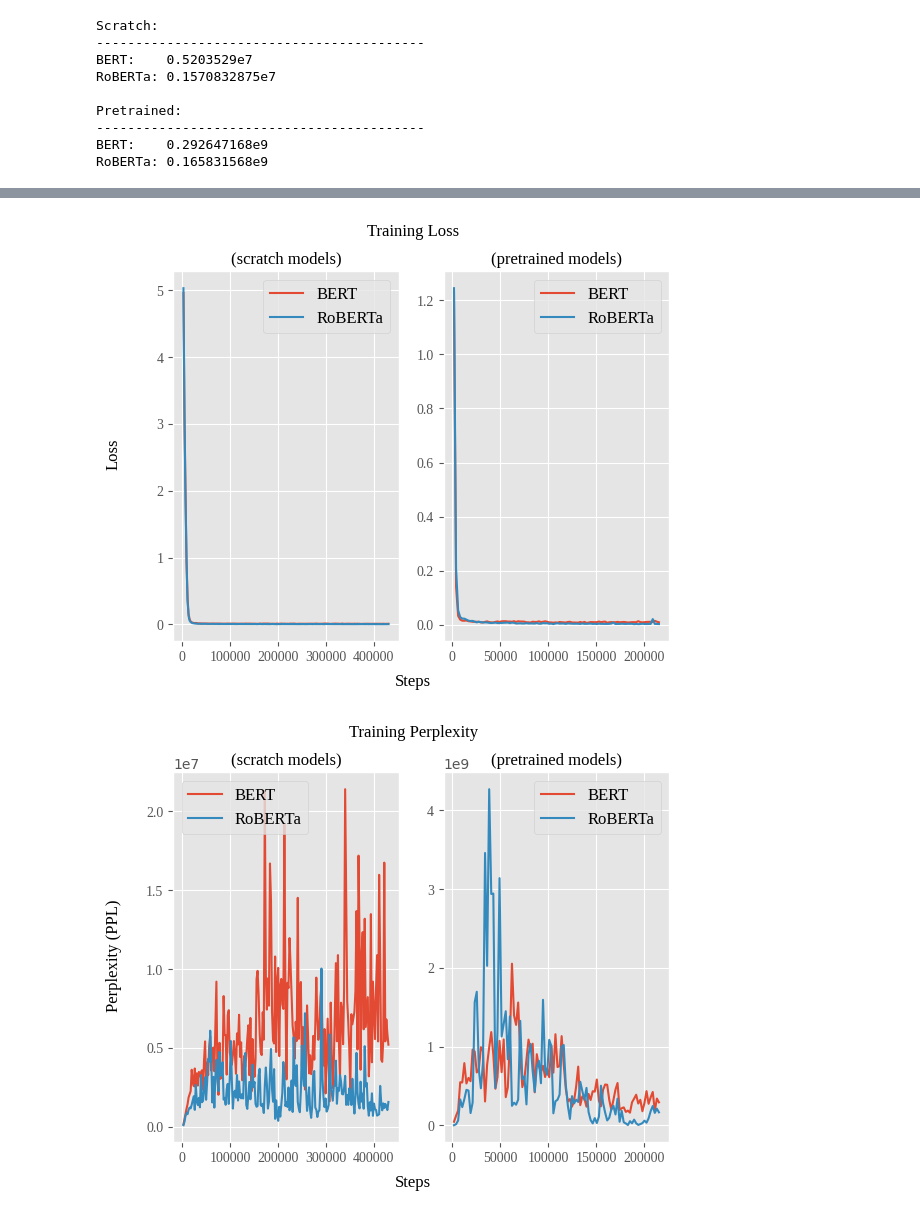
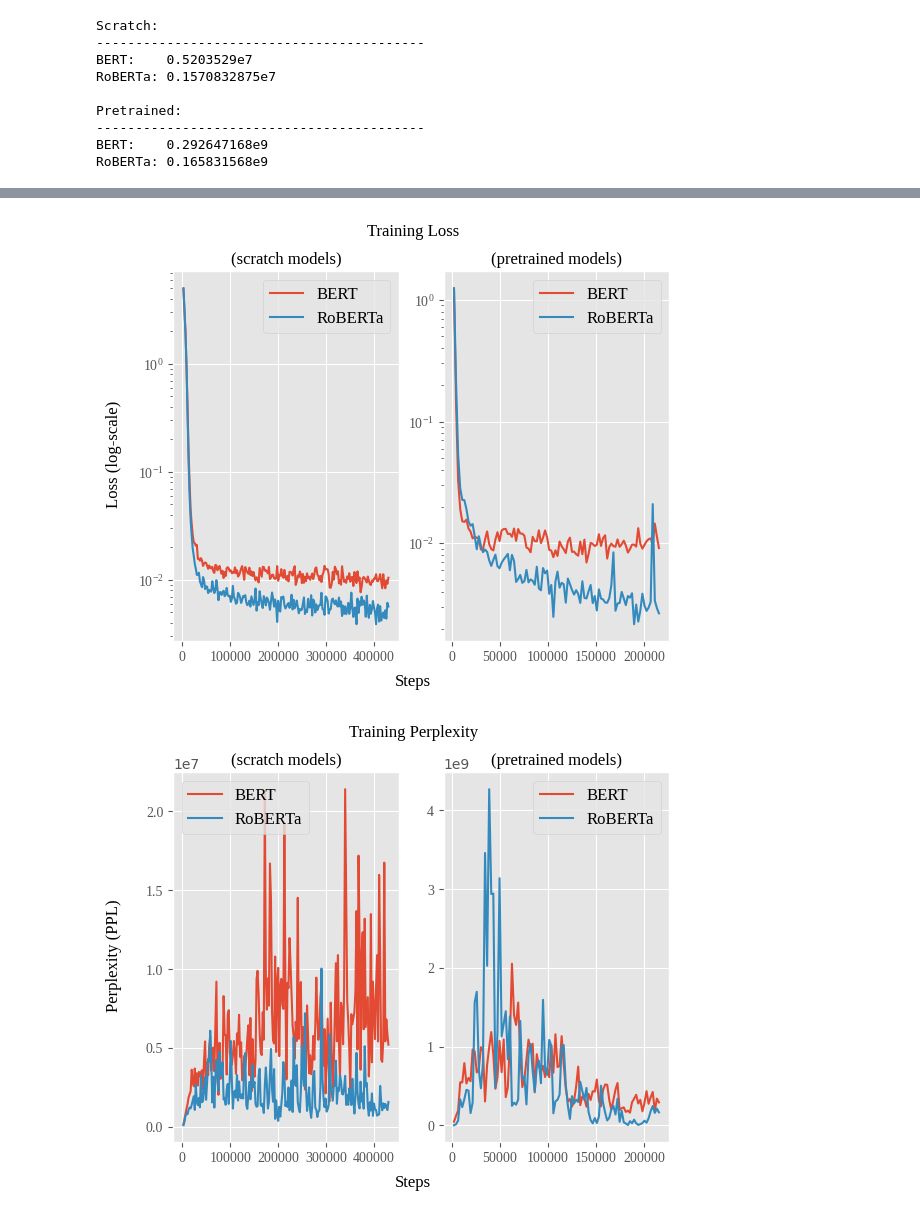
Before and after one commit to AVanDeBrook/msece-thesis, a Jupyter notebook: source/training_plots.ipynb, the cells around one changed output, grey strips where cells are left out. Drawn from its saved outputs; the diff is of its cells as text; code cells hidden in the pictures.

```diff
--- a/source/training_plots.ipynb
+++ b/source/training_plots.ipynb
@@ -170,33 +171,35 @@ plt.show()
 # %%
 font = {
     "family": "liberation serif",
     "color": "black",
     "weight": "normal",
     "size": 12
 }
 
 fig, ax = plt.subplots(1, 2)
 
 fig.suptitle("Training Loss", fontdict=font)
 fig.supxlabel("Steps", fontdict=font)
-fig.supylabel("Loss", fontdict=font)
+fig.supylabel("Loss (log-scale)", fontdict=font)
 
 ax[0].plot(v12_train_loss["step"], v12_train_loss["loss"], label="BERT")
 ax[0].plot(v13_train_loss["step"], v13_train_loss["loss"], label="RoBERTa")
 ax[0].set_title("(scratch models)", fontdict=font)
 ax[0].tick_params(labelfontfamily="liberation serif")
+ax[0].set_yscale("log")
 ax[0].legend(prop={"family": "liberation serif", "weight": "normal", "size": 12})
 
 ax[1].plot(train_loss_stats["v15_step"], train_loss_stats["v15_loss"], label="BERT")
 ax[1].plot(train_loss_stats["v18_step"], train_loss_stats["v18_loss"], label="RoBERTa")
 ax[1].set_title("(pretrained models)", fontdict=font)
 ax[1].tick_params(labelfontfamily="liberation serif")
+ax[1].set_yscale("log")
 ax[1].legend(prop={"family": "liberation serif", "weight": "normal", "size": 12})
 
 plt.savefig("../thesis/figures/training_loss.png", format="png")
 plt.show()
 # %% [output]
-[figure, old version]
+[figure, new version]
 # %%
 fig, ax = plt.subplots(1, 2)
 
```
Also changed, not shown: parts of 4 cells of this notebook, 15 other files.
